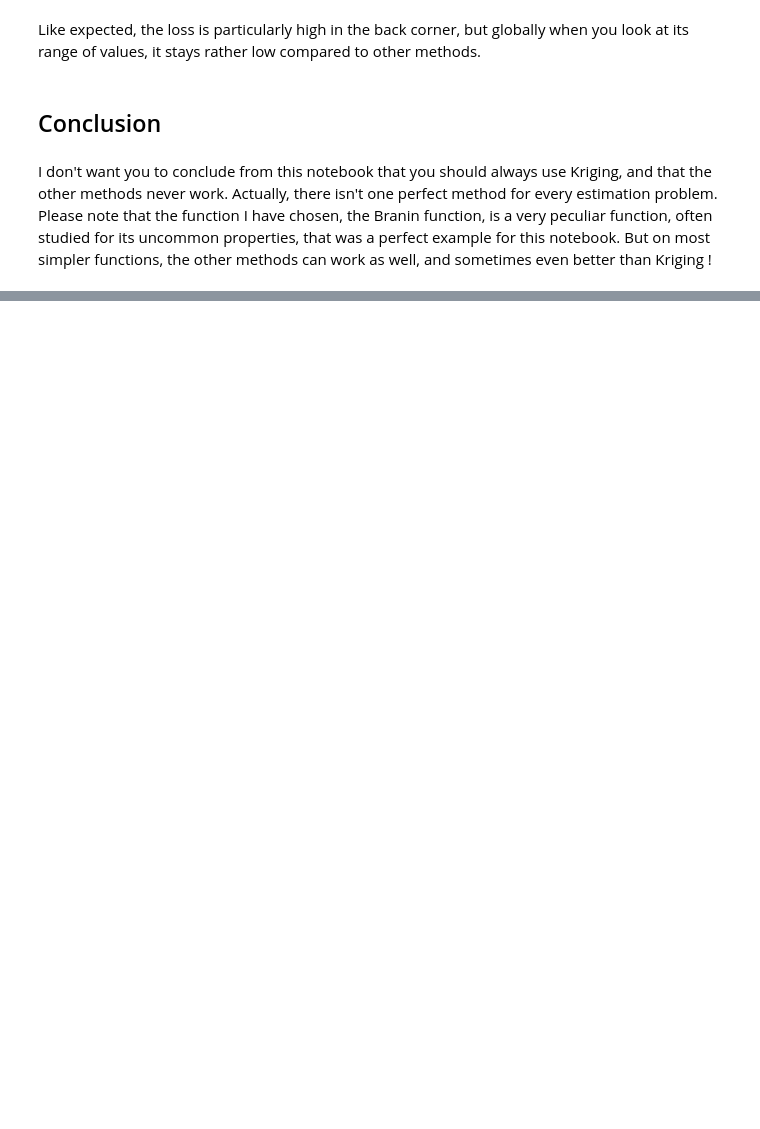
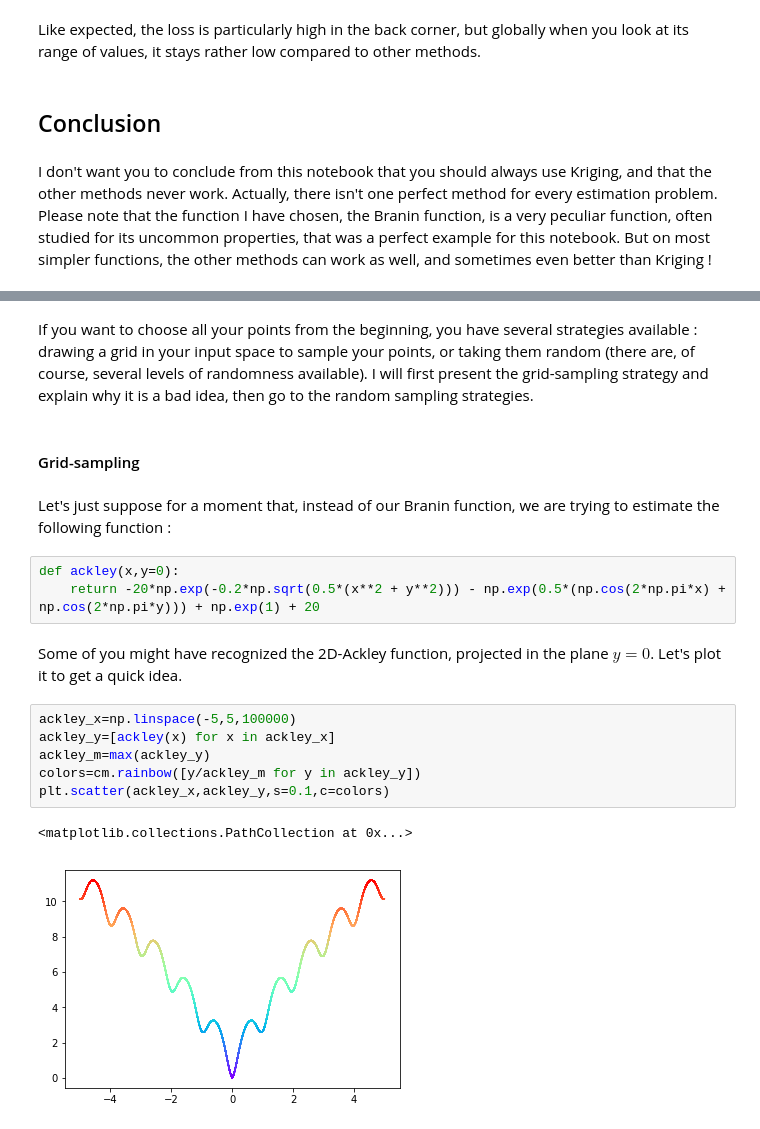
Before and after one commit to yapa-loulou/kriging, a Jupyter notebook: Kriging.ipynb, the cells around one changed output, grey strips where cells are left out. Drawn from its saved outputs; the diff is of its cells as text; blank space fills up the shorter version.

```diff
--- a/Kriging.ipynb
+++ b/Kriging.ipynb
@@ -206,0 +282,20 @@ Coming soon, in another notebook : using kriging for sequential simulations...
+# %% [markdown]
+If you want to choose all your points from the beginning, you have several strategies available : drawing a grid in your input space to sample your points, or taking them random (there are, of course, several levels of randomness available). I will first present the grid-sampling strategy and explain why it is a bad idea, then go to the random sampling strategies.
+# %% [markdown]
+#### Grid-sampling
+# %% [markdown]
+Let's just suppose for a moment that, instead of our Branin function, we are trying to estimate the following function :
+# %%
+def ackley(x,y=0):
+    return -20*np.exp(-0.2*np.sqrt(0.5*(x**2 + y**2))) - np.exp(0.5*(np.cos(2*np.pi*x) + np.cos(2*np.pi*y))) + np.exp(1) + 20
+# %% [markdown]
+Some of you might have recognized the 2D-Ackley function, projected in the plane $y=0$. Let's plot it to get a quick idea.
+# %%
+ackley_x=np.linspace(-5,5,100000)
+ackley_y=[ackley(x) for x in ackley_x]
+ackley_m=max(ackley_y)
+colors=cm.rainbow([y/ackley_m for y in ackley_y])
+plt.scatter(ackley_x,ackley_y,s=0.1,c=colors)
+# %% [output]
+<matplotlib.collections.PathCollection at 0x...>
+[figure, added]
```
Also changed, not shown: parts of 53 cells of this notebook.
